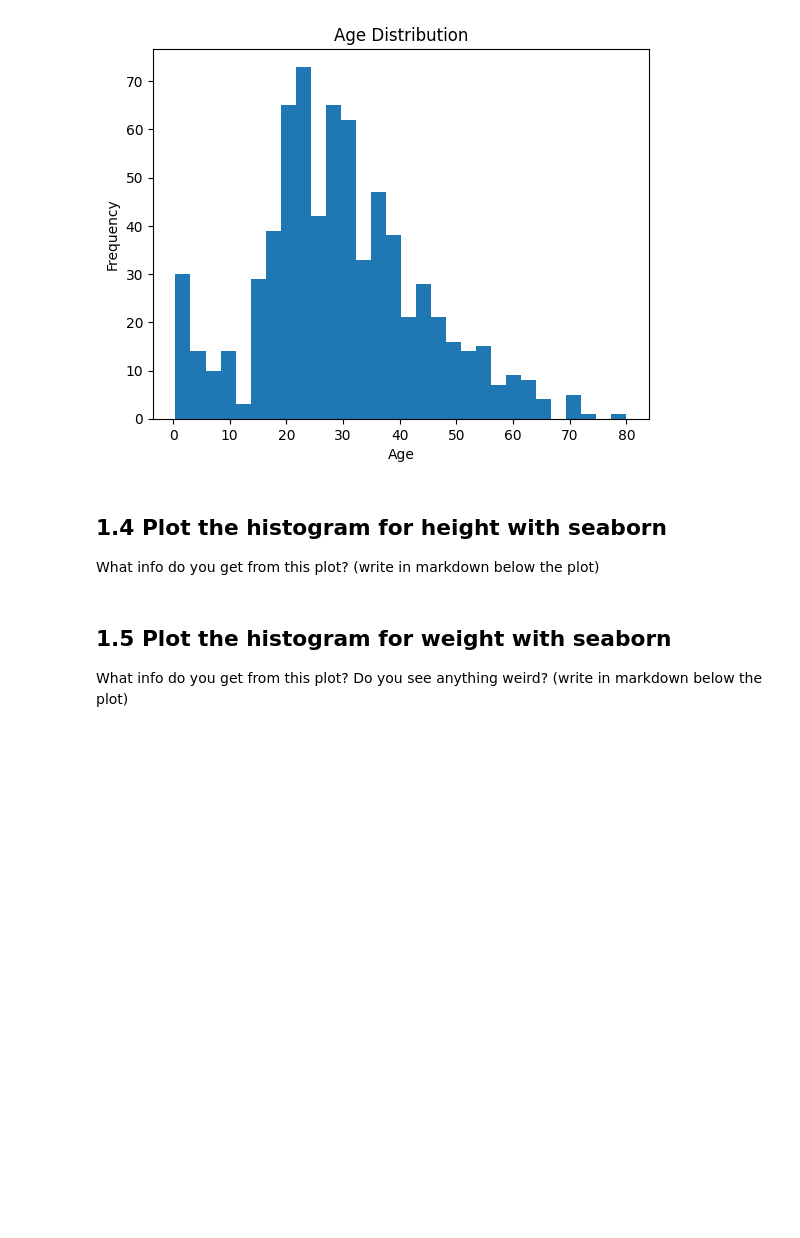
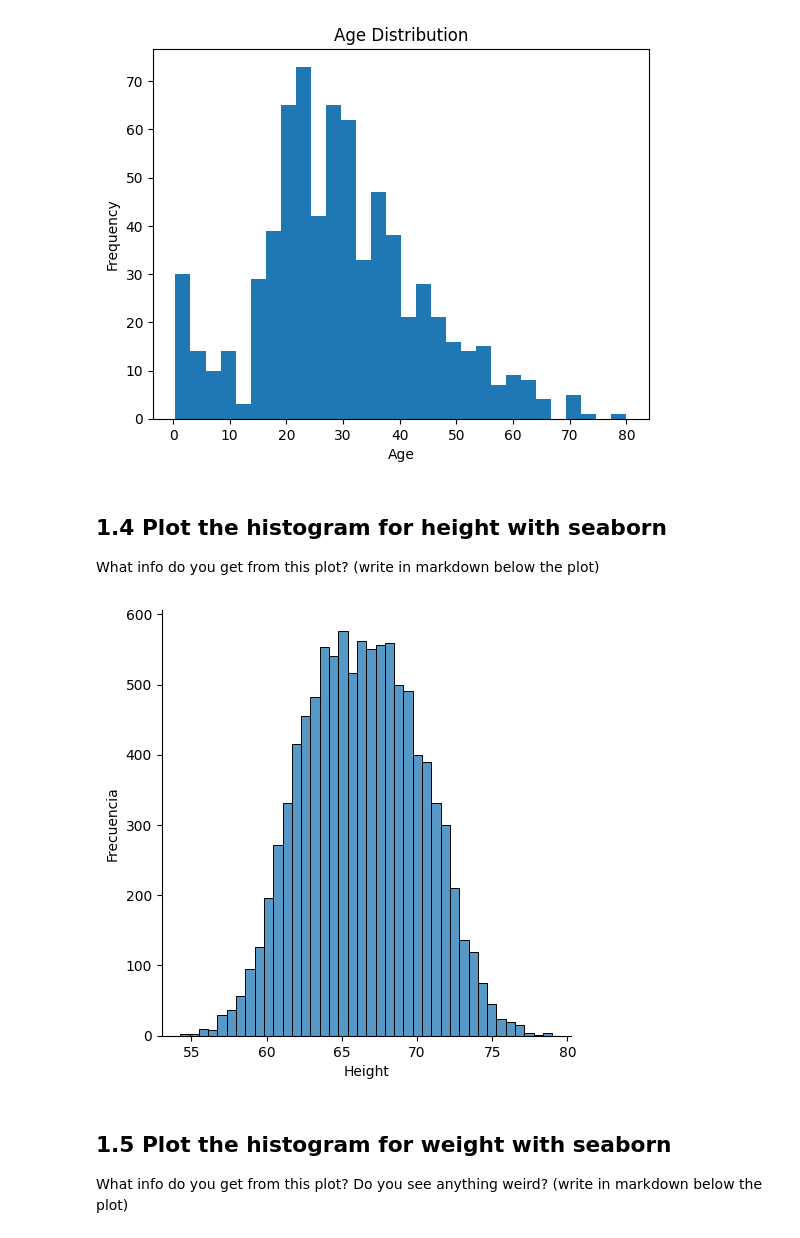
Before and after one commit to sebasrt97/Visualization-Distributions, a Jupyter notebook: plot_distribution_exercise.ipynb, the cells around one changed output. Drawn from its saved outputs; the diff is of its cells as text; code cells hidden in the pictures; blank space fills up the shorter version.

```diff
--- a/plot_distribution_exercise.ipynb
+++ b/plot_distribution_exercise.ipynb
@@ -95,6 +95,18 @@ fig.show()
 ## 1.4 Plot the histogram for height with seaborn
 
 What info do you get from this plot? (write in markdown below the plot)
+# %%
+# prueba = df_titanic["Age"].dropna()
+
+# sns.displot(x=prueba, bins=20)
+# plt.ylabel("Frecuencia") # Cambiamos la etiqueta de Matplotlib
+# plt.show()
+
+sns.displot(df_weight["Height"].dropna(), bins=40 )
+plt.ylabel("Frecuencia")
+plt.show()
+# %% [output]
+[figure, added]
 # %% [markdown]
 ## 1.5 Plot the histogram for weight with seaborn
 
```
Also changed, not shown: parts of 12 cells of this notebook.
